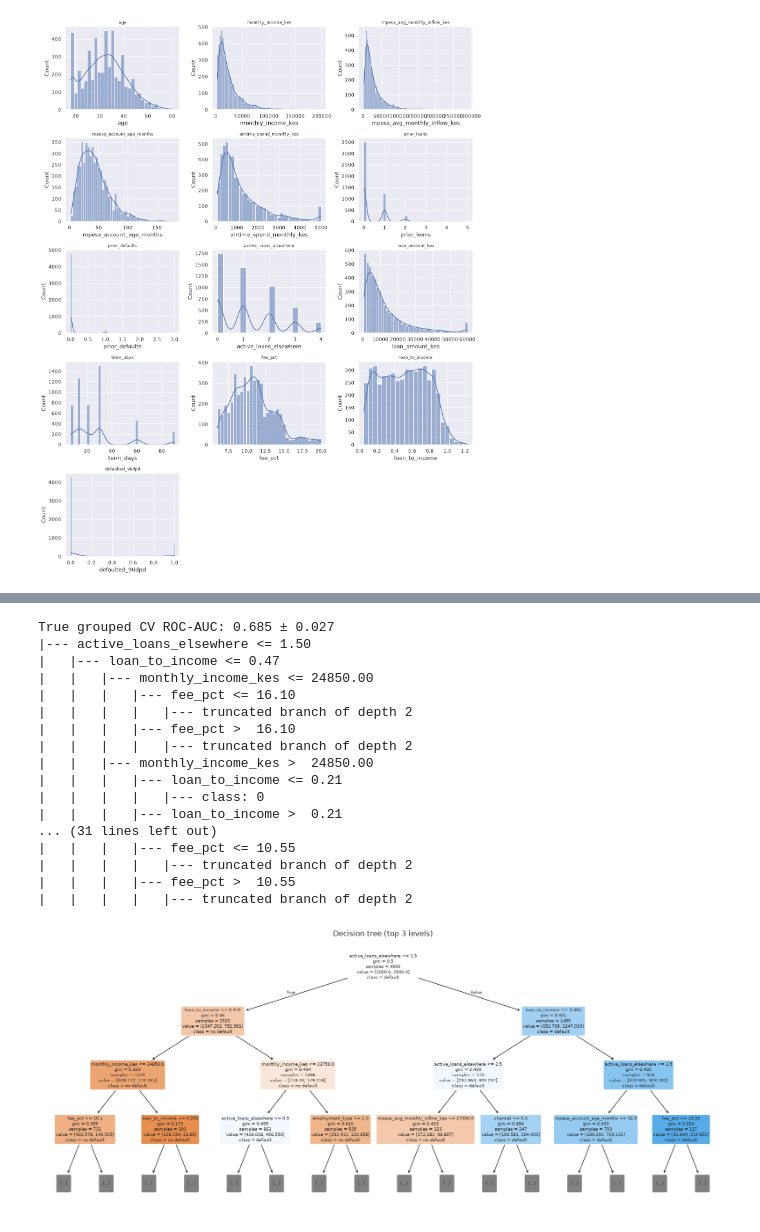
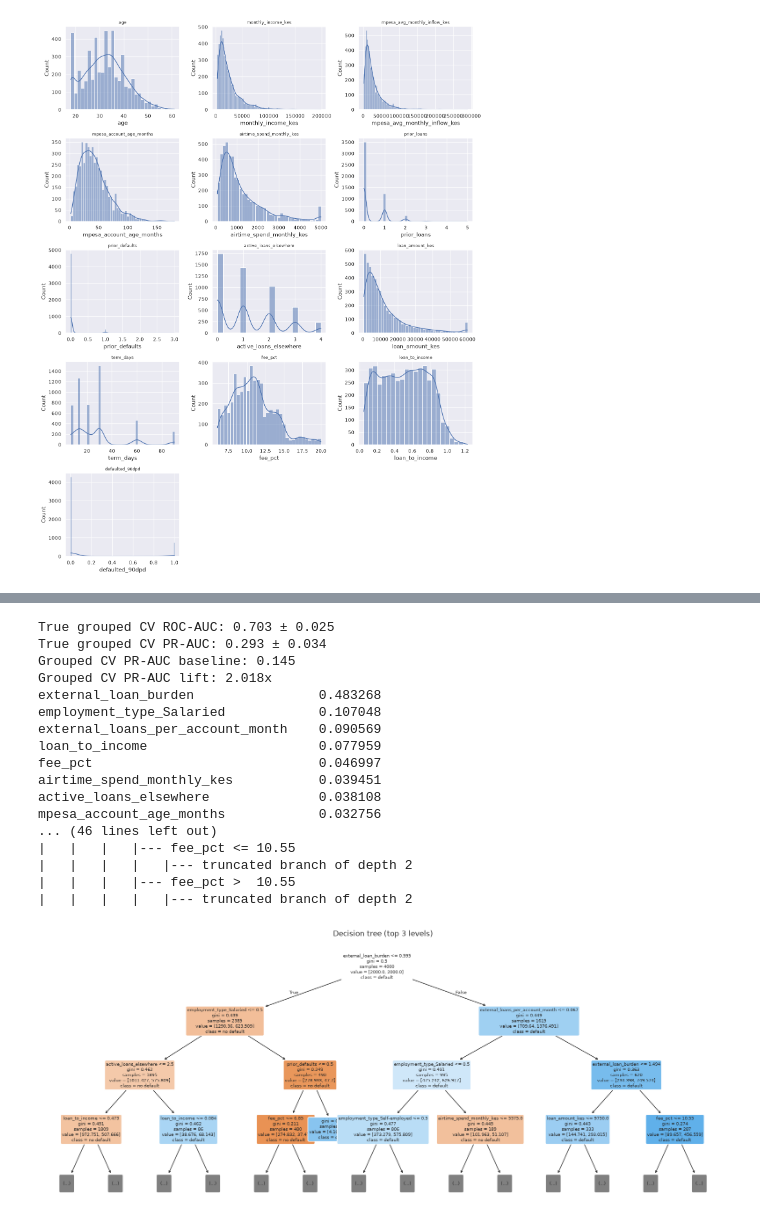
Before and after one commit to mosesamwoma/ML, a Jupyter notebook: notebooks/Desion_tree.ipynb, the cells around one changed output, grey strips where cells are left out. Saved outputs shown, nothing was run; the diff lists cells and outputs as text; code cells hidden in the pictures.

Commit message:
Improve decision tree validation and feature engineering

```diff
--- a/notebooks/Desion_tree.ipynb
+++ b/notebooks/Desion_tree.ipynb
@@ -48,20 +46,32 @@ plt.tight_layout()
 plt.show()
 # %% [output]
 [figure]
-# %%
-for col in ["county", "employment_type", "channel"]:
-    df[col] = pd.Categorical(df[col]).codes
+# %%
+df = df.copy()
 # %%
 data = df.copy()
+data["external_loans_per_account_month"] = data["active_loans_elsewhere"] / data["mpesa_account_age_months"].clip(lower=1)
+data["external_loan_burden"] = data["active_loans_elsewhere"] * data["loan_to_income"]
 groups = data["borrower_id"]
 y = data["defaulted_90dpd"]
-X = data.drop(columns=["loan_id", "borrower_id", "defaulted_90dpd"])
+categorical_columns = ["county", "employment_type", "channel"]
+X = pd.get_dummies(
+    data.drop(columns=["loan_id", "borrower_id", "defaulted_90dpd"]),
+    columns=categorical_columns,
+    dtype=float,
+)
 # %%
 gss = GroupShuffleSplit(n_splits=1, test_size=0.2, random_state=42)
 tr, te = next(gss.split(X, y, groups))
 X_train, X_test = X.iloc[tr], X.iloc[te]
 y_train, y_test = y.iloc[tr], y.iloc[te]
 
-print(f"train={len(X_train)}  test={len(X_test)}  "
-      f"default rate train={y_train.mean():.3f} test={y_test.mean():.3f}")
+gss_validation = GroupShuffleSplit(n_splits=1, test_size=0.25, random_state=43)
+tr_inner, va_inner = next(gss_validation.split(X_train, y_train, groups.iloc[tr]))
+X_inner_train, X_validation = X_train.iloc[tr_inner], X_train.iloc[va_inner]
+y_inner_train, y_validation = y_train.iloc[tr_inner], y_train.iloc[va_inner]
+
+print(f"train={len(X_train)}  test={len(X_test)}  ")
+print(f"default rate train={y_train.mean():.3f} test={y_test.mean():.3f}")
+print(f"inner train={len(X_inner_train)}  validation={len(X_validation)}")
 # %% [output]
@@ -104,30 +153,35 @@ Confusion matrix:
 # %%
 cv = StratifiedGroupKFold(n_splits=5, shuffle=True, random_state=42)
-scores = cross_val_score(tree, X, y, cv=cv, groups=groups, scoring="roc_auc")
-print(f"\nTrue grouped CV ROC-AUC: {scores.mean():.3f} ± {scores.std():.3f}")
+roc_scores = cross_val_score(tree, X, y, cv=cv, groups=groups, scoring="roc_auc")
+pr_scores = cross_val_score(tree, X, y, cv=cv, groups=groups, scoring="average_precision")
+print(f"True grouped CV ROC-AUC: {roc_scores.mean():.3f} ± {roc_scores.std():.3f}")
+print(f"True grouped CV PR-AUC: {pr_scores.mean():.3f} ± {pr_scores.std():.3f}")
+print(f"Grouped CV PR-AUC baseline: {y.mean():.3f}")
+print(f"Grouped CV PR-AUC lift: {pr_scores.mean() / y.mean():.3f}x")
+
+feature_importance = pd.Series(tree.feature_importances_, index=X.columns).sort_values(ascending=False)
+print(feature_importance.head(15).to_string())
 print(export_text(tree, feature_names=list(X.columns), max_depth=3))
 plt.figure(figsize=(20, 8))
-plot_tree(tree, feature_names=X.columns,
-          class_names=["no default", "default"],
-          filled=True, rounded=True, fontsize=7, max_depth=3)
+plot_tree(tree, feature_names=X.columns, class_names=["no default", "default"], filled=True, rounded=True, fontsize=7, max_depth=3)
 plt.title("Decision tree (top 3 levels)")
 plt.show()
 # %% [output]
-True grouped CV ROC-AUC: 0.685 ± 0.027
-|--- active_loans_elsewhere <= 1.50
-|   |--- loan_to_income <= 0.47
-|   |   |--- monthly_income_kes <= 24850.00
-|   |   |   |--- fee_pct <= 16.10
-|   |   |   |   |--- truncated branch of depth 2
-|   |   |   |--- fee_pct >  16.10
-|   |   |   |   |--- truncated branch of depth 2
-|   |   |--- monthly_income_kes >  24850.00
-|   |   |   |--- loan_to_income <= 0.21
-|   |   |   |   |--- class: 0
-|   |   |   |--- loan_to_income >  0.21
-... (31 lines left out)
+True grouped CV ROC-AUC: 0.703 ± 0.025
+True grouped CV PR-AUC: 0.293 ± 0.034
+Grouped CV PR-AUC baseline: 0.145
+Grouped CV PR-AUC lift: 2.018x
+external_loan_burden                0.483268
+employment_type_Salaried            0.107048
+external_loans_per_account_month    0.090569
+loan_to_income                      0.077959
+fee_pct                             0.046997
+airtime_spend_monthly_kes           0.039451
+active_loans_elsewhere              0.038108
+mpesa_account_age_months            0.032756
+... (46 lines left out)
 |   |   |   |--- fee_pct <= 10.55
 |   |   |   |   |--- truncated branch of depth 2
 |   |   |   |--- fee_pct >  10.55
 |   |   |   |   |--- truncated branch of depth 2
-[figure, old version]
+[figure, new version]
```
Also changed, not shown: parts of 7 cells of this notebook.
